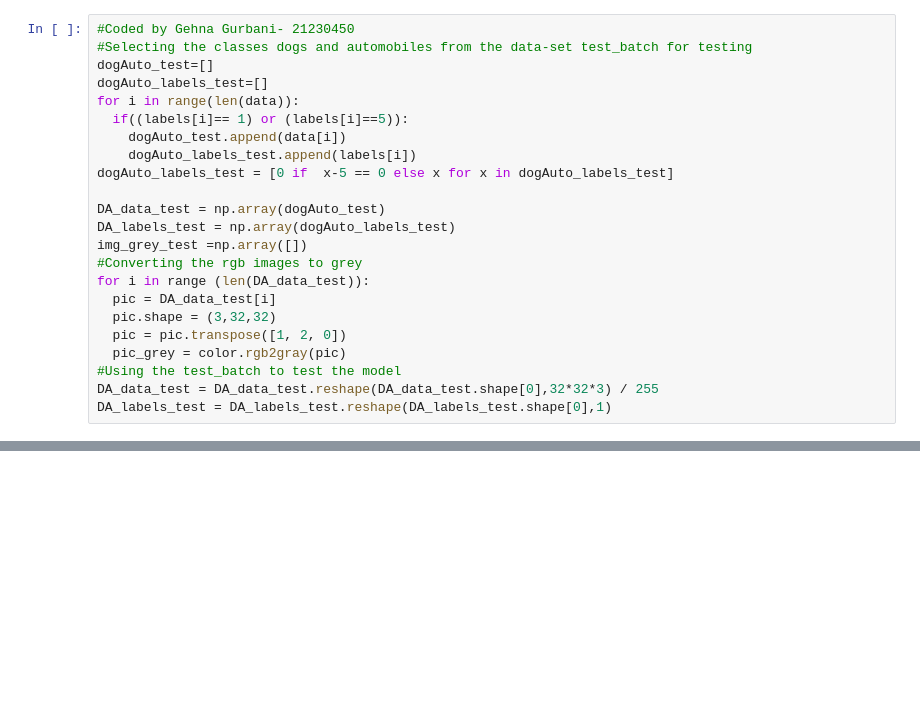
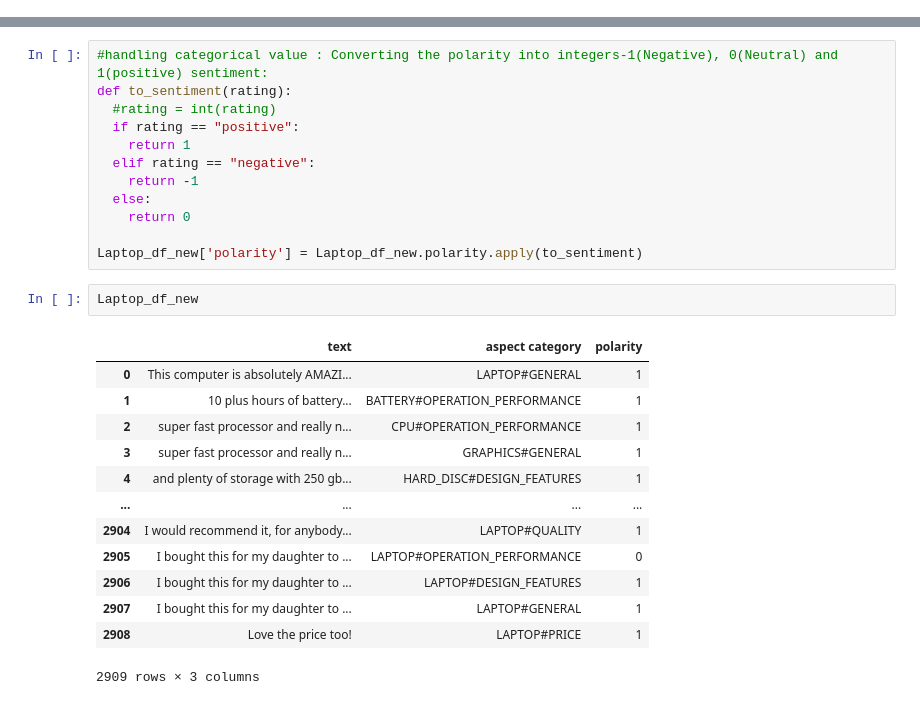
Before and after one commit to nehal311/Deep-Learning, a Jupyter notebook: Deep Neural Network from scratch/Deep_LearningA1 (1).ipynb, the cells around one changed output, grey strips where cells are left out. Saved outputs shown, nothing was run; the diff lists cells and outputs as text; blank space fills up the shorter version.

```diff
--- a/Deep Neural Network from scratch/Deep_LearningA1 (1).ipynb
+++ b/Deep Neural Network from scratch/Deep_LearningA1 (1).ipynb
@@ -484,23 +0,0 @@ SNNPred = SNNModel.predict(x_val, y_val)
-# %%
-#Coded by Gehna Gurbani- 21230450
-#Selecting the classes dogs and automobiles from the data-set test_batch for testing
-dogAuto_test=[]
-dogAuto_labels_test=[]
-for i in range(len(data)):
-  if((labels[i]== 1) or (labels[i]==5)):
-    dogAuto_test.append(data[i])
-    dogAuto_labels_test.append(labels[i])
-dogAuto_labels_test = [0 if  x-5 == 0 else x for x in dogAuto_labels_test]
-
-DA_data_test = np.array(dogAuto_test)
-DA_labels_test = np.array(dogAuto_labels_test)
-img_grey_test =np.array([])
-#Converting the rgb images to grey
-for i in range (len(DA_data_test)):
-  pic = DA_data_test[i]
-  pic.shape = (3,32,32)
-  pic = pic.transpose([1, 2, 0])
-  pic_grey = color.rgb2gray(pic)
-#Using the test_batch to test the model
-DA_data_test = DA_data_test.reshape(DA_data_test.shape[0],32*32*3) / 255
-DA_labels_test = DA_labels_test.reshape(DA_labels_test.shape[0],1)
@@ -726,0 +240,28 @@ Acknowledgements:
+# %%
+#handling categorical value : Converting the polarity into integers-1(Negative), 0(Neutral) and 1(positive) sentiment:
+def to_sentiment(rating):
+  #rating = int(rating)
+  if rating == "positive":
+    return 1
+  elif rating == "negative":
+    return -1
+  else:
+    return 0
+
+Laptop_df_new['polarity'] = Laptop_df_new.polarity.apply(to_sentiment)
+# %%
+Laptop_df_new
+# %% [output]
+|  | text | aspect category | polarity |
+| 0 | This computer is absolutely AMAZI... | LAPTOP#GENERAL | 1 |
+| 1 | 10 plus hours of battery... | BATTERY#OPERATION_PERFORMANCE | 1 |
+| 2 | super fast processor and really n... | CPU#OPERATION_PERFORMANCE | 1 |
+| 3 | super fast processor and really n... | GRAPHICS#GENERAL | 1 |
+| 4 | and plenty of storage with 250 gb... | HARD_DISC#DESIGN_FEATURES | 1 |
+| ... | ... | ... | ... |
+| 2904 | I would recommend it, for anybody... | LAPTOP#QUALITY | 1 |
+| 2905 | I bought this for my daughter to ... | LAPTOP#OPERATION_PERFORMANCE | 0 |
+| 2906 | I bought this for my daughter to ... | LAPTOP#DESIGN_FEATURES | 1 |
+| 2907 | I bought this for my daughter to ... | LAPTOP#GENERAL | 1 |
+| 2908 | Love the price too! | LAPTOP#PRICE | 1 |
+2909 rows × 3 columns
```
Also changed, not shown: parts of 90 cells of this notebook, 1 other file.
